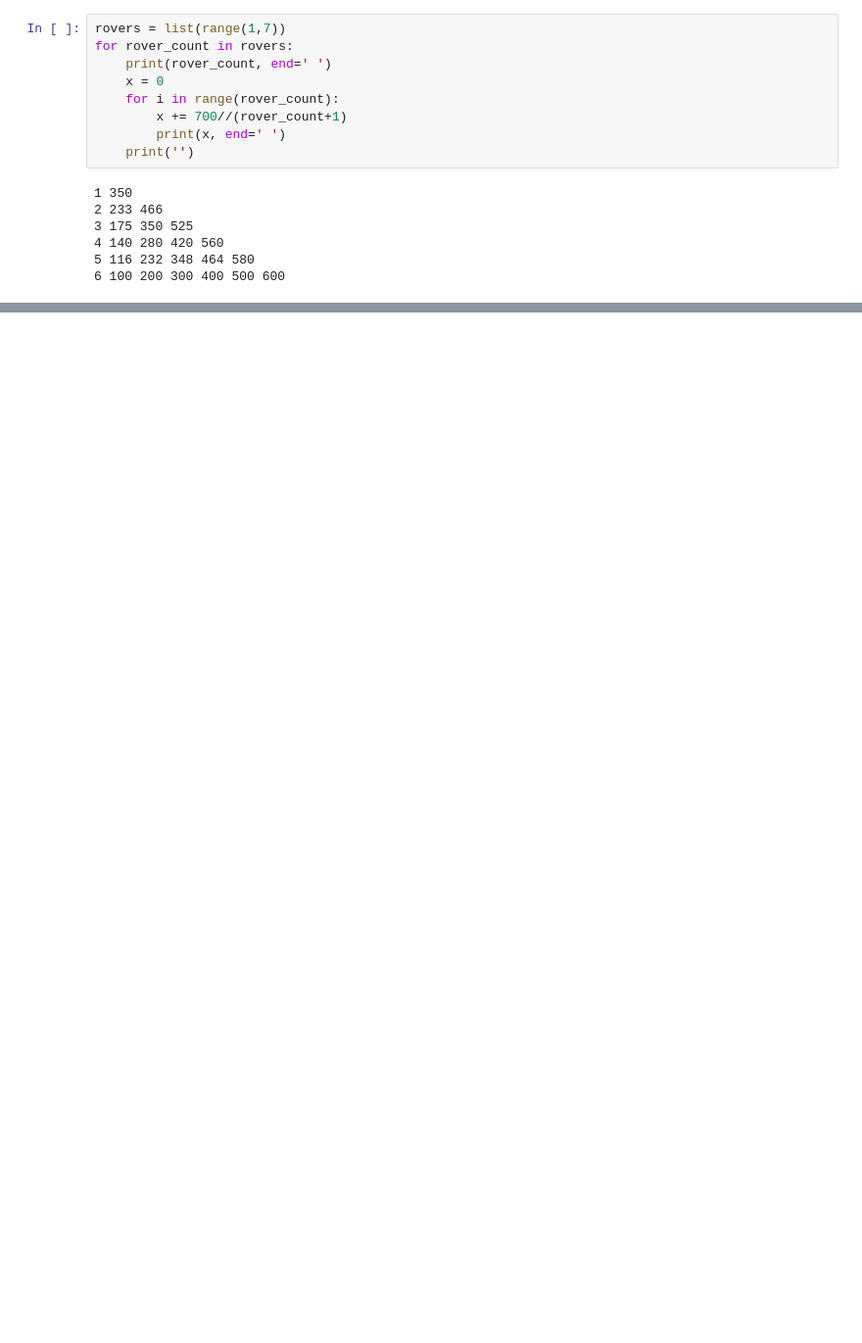
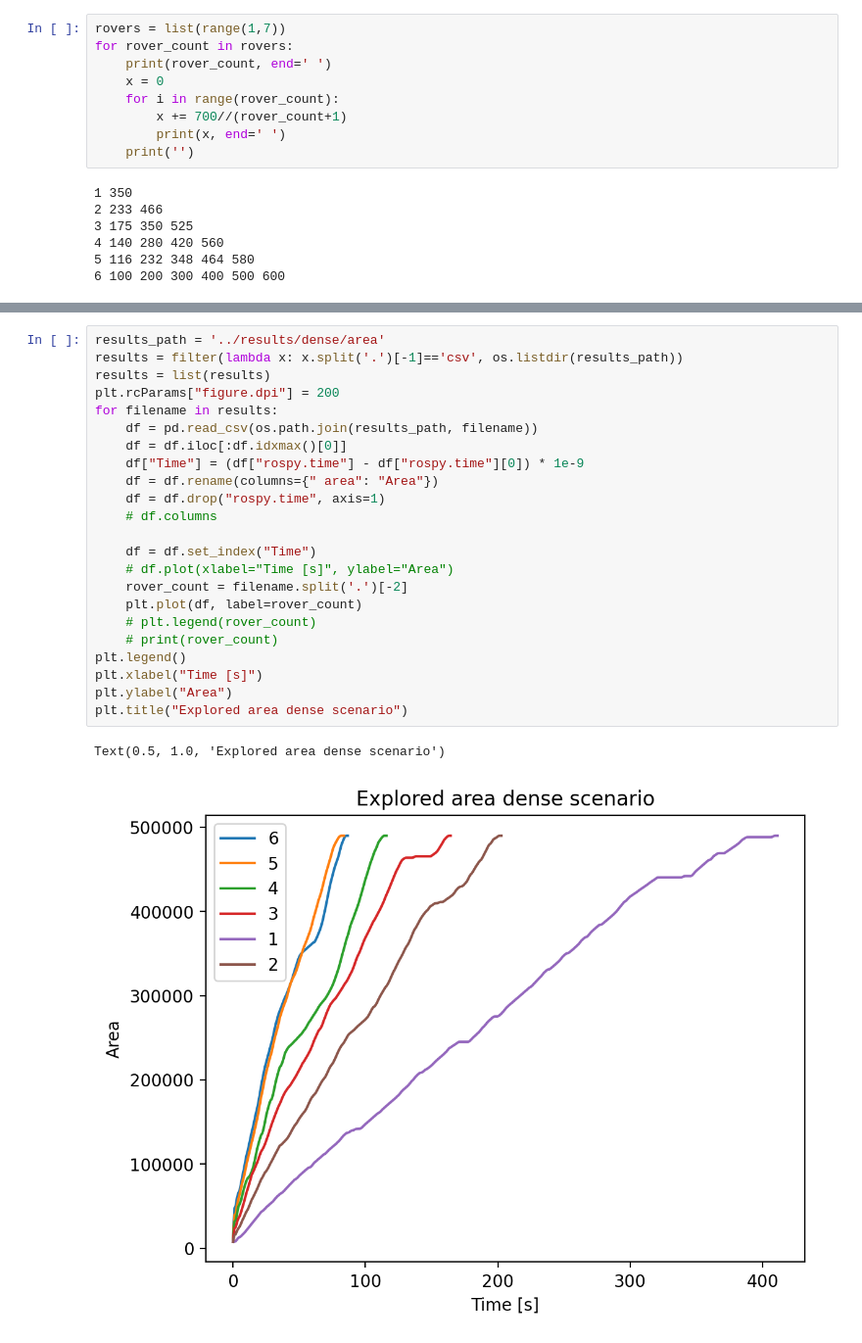
Before and after one commit to jacekdobrowolski/roverswarm, a Jupyter notebook: plots/plot.ipynb, the cells around one changed output, grey strips where cells are left out. Shown: that part at 98% size. Saved outputs shown, nothing was run; the diff lists cells and outputs as text; blank space fills up the shorter version.

```diff
--- a/plots/plot.ipynb
+++ b/plots/plot.ipynb
@@ -85,0 +101,26 @@ for rover_count in rovers:
+# %%
+results_path = '../results/dense/area'
+results = filter(lambda x: x.split('.')[-1]=='csv', os.listdir(results_path))
+results = list(results)
+plt.rcParams["figure.dpi"] = 200
+for filename in results:
+    df = pd.read_csv(os.path.join(results_path, filename))
+    df = df.iloc[:df.idxmax()[0]]
+    df["Time"] = (df["rospy.time"] - df["rospy.time"][0]) * 1e-9
+    df = df.rename(columns={" area": "Area"})
+    df = df.drop("rospy.time", axis=1)
+    # df.columns
+
+    df = df.set_index("Time")
+    # df.plot(xlabel="Time [s]", ylabel="Area")
+    rover_count = filename.split('.')[-2]
+    plt.plot(df, label=rover_count)
+    # plt.legend(rover_count)
+    # print(rover_count)
+plt.legend()
+plt.xlabel("Time [s]")
+plt.ylabel("Area")
+plt.title("Explored area dense scenario")
+# %% [output]
+Text(0.5, 1.0, 'Explored area dense scenario')
+[figure, added]
```
Also changed, not shown: parts of 9 cells of this notebook, 20 other files.
